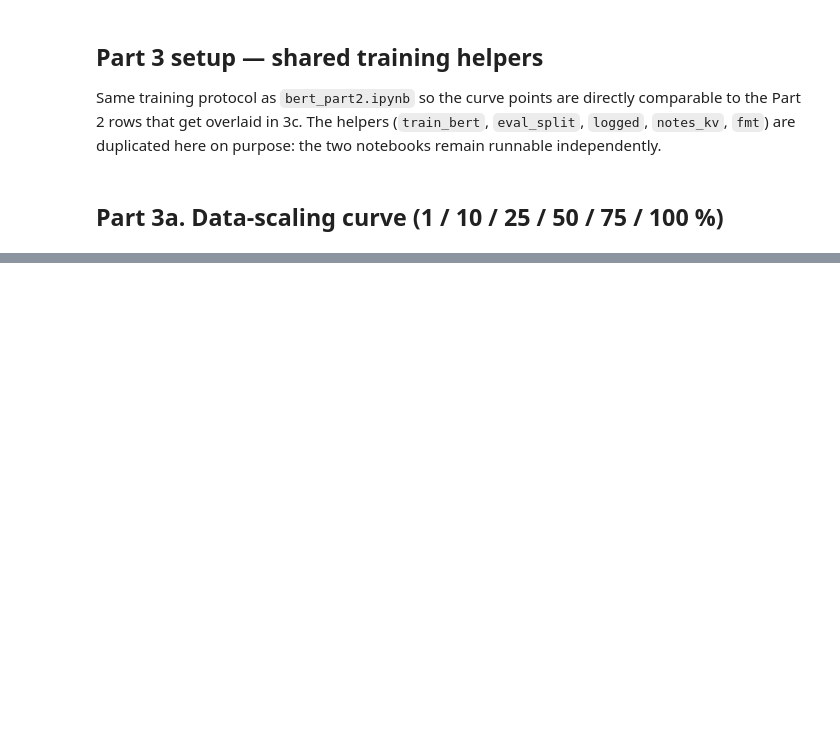
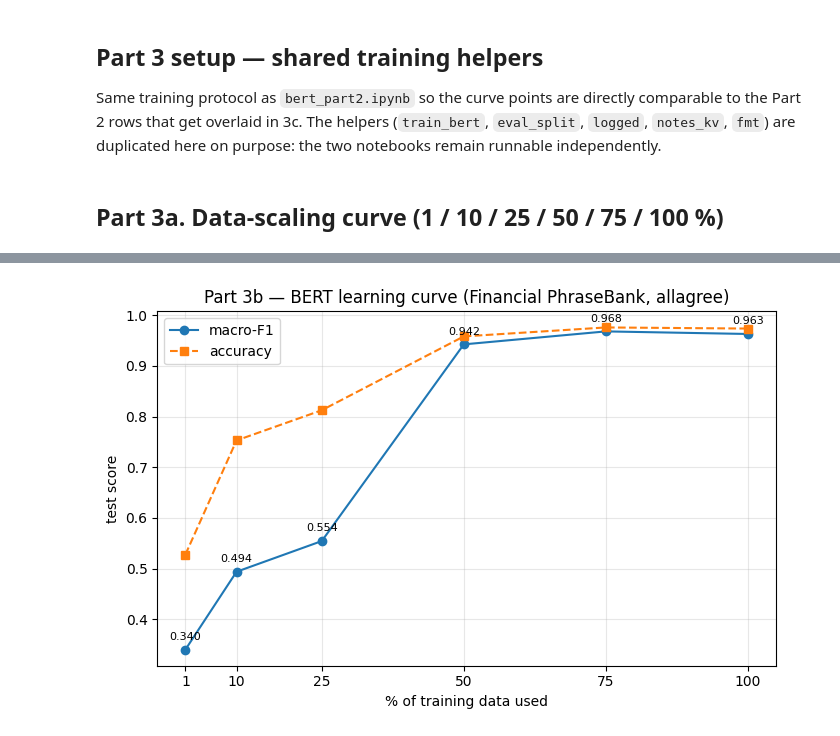
Before and after one commit to cherrylchico/advanced_nlp, a Jupyter notebook: notebooks/part3.ipynb, the cells around one changed output, grey strips where cells are left out. Cells and saved outputs as stored; diff of their text form; code cells hidden in the pictures; blank space fills up the shorter version.

```diff
--- a/notebooks/part3.ipynb
+++ b/notebooks/part3.ipynb
@@ -52,6 +65,9 @@ os.environ.setdefault('USE_TF', '0')
 os.environ.setdefault('USE_FLAX', '0')
 os.environ.setdefault('TRANSFORMERS_NO_ADVISORY_WARNINGS', '1')
 os.environ.setdefault('TF_CPP_MIN_LOG_LEVEL', '3')
+# On Apple Silicon (MPS), let any op without a Metal kernel fall back to CPU instead of
+# erroring. Harmless on CPU/CUDA. The Trainer auto-selects MPS/CUDA/CPU on its own.
+os.environ.setdefault('PYTORCH_ENABLE_MPS_FALLBACK', '1')
 logging.getLogger('tensorflow').setLevel(logging.ERROR)
 logging.getLogger('torch.distributed.elastic.multiprocessing.redirects').setLevel(logging.ERROR)
 logging.getLogger('torchao').setLevel(logging.ERROR)
@@ -62,7 +78,7 @@ from datasets import Dataset
 from transformers import (AutoTokenizer, AutoModelForSequenceClassification,
                           Trainer, TrainingArguments, set_seed)
 
-torch.set_num_threads(os.cpu_count() or 4)   # all trainings here are CPU-bound
+torch.set_num_threads(os.cpu_count() or 4)   # helps the CPU path / CPU fallback
 MODEL = 'bert-base-uncased'      # same as Part 2 for direct comparability
 NUM_LABELS = 3
 MAX_LEN = 128
@@ -100,9 +116,9 @@ def eval_split(trainer, df, max_len=None):
     return eu.evaluate(df['label'].values, pred)
 
 
-def logged(method, full_row=False):
-    """Latest TEST row for (PERSON, MODEL, method) from the shared scoreboard."""
-    return eu.latest_result(PERSON, MODEL, method, full_row=full_row)
+def logged(method, n_train_labeled, full_row=False):
+    """Latest TEST row for (MODEL, method, n_train_labeled) from the shared scoreboard."""
+    return eu.latest_result(MODEL, method, n_train_labeled, full_row=full_row)
 
 
 def notes_kv(notes):
@@ -125,7 +141,8 @@ fmt = eu.fmt
 # (max_len 64, batch 16, 3 epochs) so the curve isolates data quantity.
 # RESUME-AWARE + PROTOCOL-SAFE: a logged fraction is reused only if its notes match the
 # current CURVE protocol (epochs/maxlen) — editing CURVE retrains instead of silently
-# mixing protocols. Six bert-base trainings take ~1.5 h on CPU; delete rows to force.
+# mixing protocols. Six bert-base trainings take ~10-25 min on the Apple-Silicon GPU
+# (MPS) — roughly an hour and a half on CPU; delete rows to force a retrain.
 # NOTE: du.subset_by_fraction samples each fraction independently (stratified, same
 # seed) — fractions are NOT nested subsets of each other; see its docstring.
 CURVE = dict(epochs=3, batch=16, max_len=64)
@@ -135,7 +152,7 @@ curve_rows = []
 for f in FRACTIONS:
     method = f'full-{int(f * 100)}%'
     sub = du.subset_by_fraction(train, f)
-    prev = logged(method, full_row=True)
+    prev = logged(method, len(sub), full_row=True)
     m = None
     if prev is not None:
         kv = notes_kv(prev['notes'])
@@ -147,7 +164,7 @@ for f in FRACTIONS:
     if m is None:
         tr = train_bert(sub, '../.cache/bert_curve', **CURVE)
         m = eval_split(tr, test)
-        eu.log_result(MODEL, method, len(sub), m, person=PERSON,
+        eu.log_result(MODEL, method, len(sub), m,
                       notes=f"frac={f}; epochs={CURVE['epochs']}; maxlen={CURVE['max_len']}")
         print(f"frac={f:>4}  n={len(sub):4d}  [trained] macroF1={float(m['f1_macro']):.4f}")
     curve_rows.append({'frac': f, 'n_train': len(sub), **m})
@@ -158,58 +224,33 @@ pd.DataFrame(curve_rows)
 # %%
 # watermark: AGLLM (AI-assisted content disclosure)
-# Part 3b: learning curve from the shared results scoreboard.
-# Part 3c: overlay every Part 2 technique logged in results.csv on the same axes, each at
-# the number of training rows it used — i.e. "how many real labels is each technique worth?"
-# Person C's LLM rows (zero-/few-shot) and Person A's Part 1 baselines are drawn as
-# horizontal reference lines (no x-position on the log axis). Baselines fall back to the
-# Part 1 notebook's numbers until Person A logs them through eu.log_result.
+# Part 3b: BERT learning curve — test macro-F1 and accuracy as a function of the
+# percentage of training data used. Reads the data-scaling rows that 3a logs to the
+# shared scoreboard, so it also works after a kernel restart (no need to keep 3a's
+# in-memory results around).
 import matplotlib.pyplot as plt
 
 res = pd.read_csv(eu.RESULTS_CSV)
-bsel = (res['person'] == PERSON) & (res['model'] == MODEL)
-# log_result upserts on (person, model, method, split), so rows are already unique
-curve = res[bsel & res['method'].str.startswith('full-')].sort_values('n_train_labeled')
+curve = res[(res['model'] == MODEL) & res['method'].str.startswith('full-')].copy()
+# 'full-25%' -> 25, the percentage of `train` used for that point.
+curve['pct'] = curve['method'].str.extract(r'full-(\d+)%').astype(int)
+# Keep the most recent row per percentage, in case an older train size left stale rows.
+curve = curve.drop_duplicates('pct', keep='last').sort_values('pct')
 
-fig, ax = plt.subplots(figsize=(7.5, 4.5))
-ax.plot(curve['n_train_labeled'], curve['f1_macro'], marker='o', label='BERT macro-F1 (data-scaling)')
-ax.plot(curve['n_train_labeled'], curve['accuracy'], marker='s', ls='--', label='BERT accuracy')
-
-# Part 2 techniques (3c) — only the ones already logged are drawn, so this cell
-# degrades gracefully until 2d/2e have run
-TECHNIQUES = [('32-shot', 'red', '2a 32-shot'),
-              ('augmented', 'darkorange', '2b augmented (back-translation)'),
-              ('llm-generated', 'purple', '2d 32 + LLM-generated'),
-              ('optimal-combo', 'saddlebrown', '2e optimal combo')]
-tech_rows = []
-for method, color, label in TECHNIQUES:
-    row = res[bsel & (res['method'] == method)]
-    if len(row):
-        ax.scatter(row['n_train_labeled'], row['f1_macro'], color=color, zorder=5,
-                   label=f'{label} macro-F1')
-        tech_rows.append(row)
-
-# Person C's zero-/few-shot LLM rows (Part 2c) as horizontal reference lines
-llm = res[(res['person'] == 'C') & res['method'].isin(['zero-shot', 'few-shot'])]
-for _, r in llm.iterrows():
-    ax.axhline(float(r['f1_macro']), ls='-.', lw=1,
-               label=f"{r['model']} {r['method']} (macro-F1 {float(r['f1_macro']):.2f})")
-
-# Part 1 reference floors (test split): read Person A's logged rows when available,
-# otherwise fall back to the numbers from the Part 1 notebook
-for pattern, fallback, color, label in [('random', 0.3035, 'gray', 'random floor'),
-                                        ('rule', 0.7304, 'green', 'rule-based')]:
-    row = res[res['method'].str.contains(pattern, case=False, na=False)]
-    f1 = float(row['f1_macro'].iloc[-1]) if len(row) else fallback
-    ax.axhline(f1, color=color, ls=':', label=f'{label} (macro-F1 {f1:.2f})')
-
-ax.set_xscale('log')
-ax.set_xlabel('# training examples used (log scale)')
+fig, ax = plt.subplots(figsize=(7, 4.5))
+ax.plot(curve['pct'], curve['f1_macro'], marker='o', label='macro-F1')
+ax.plot(curve['pct'], curve['accuracy'], marker='s', ls='--', label='accuracy')
+for _, r in curve.iterrows():
+    ax.annotate(f"{r['f1_macro']:.3f}", (r['pct'], r['f1_macro']),
+                textcoords='offset points', xytext=(0, 7), fontsize=8, ha='center')
+ax.set_xlabel('% of training data used')
 ax.set_ylabel('test score')
-ax.set_title('Part 3 learning curve — BERT on Financial PhraseBank (allagree)')
-ax.legend(fontsize=8)
+ax.set_title('Part 3b — BERT learning curve (Financial PhraseBank, allagree)')
+ax.set_xticks(curve['pct'])
+ax.grid(True, alpha=0.3)
+ax.legend()
 plt.tight_layout()
 plt.show()
 
-cols = ['method', 'n_train_labeled', 'accuracy', 'f1_macro', 'f1_weighted']
-pd.concat([curve[cols]] + [r[cols] for r in tech_rows] + ([llm[cols]] if len(llm) else []),
-          ignore_index=True)
+curve[['method', 'pct', 'n_train_labeled', 'accuracy', 'f1_macro', 'f1_weighted']].reset_index(drop=True)
+# %% [output]
+[figure, added]
```
Also changed, not shown: parts of 8 cells of this notebook, 1 other file.
